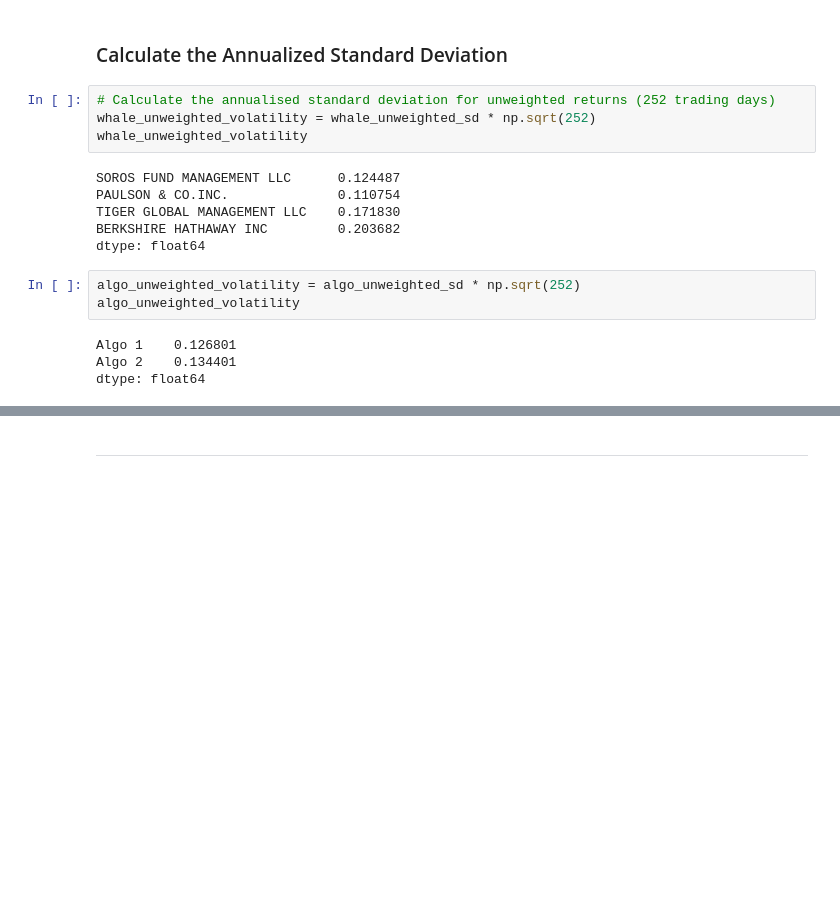
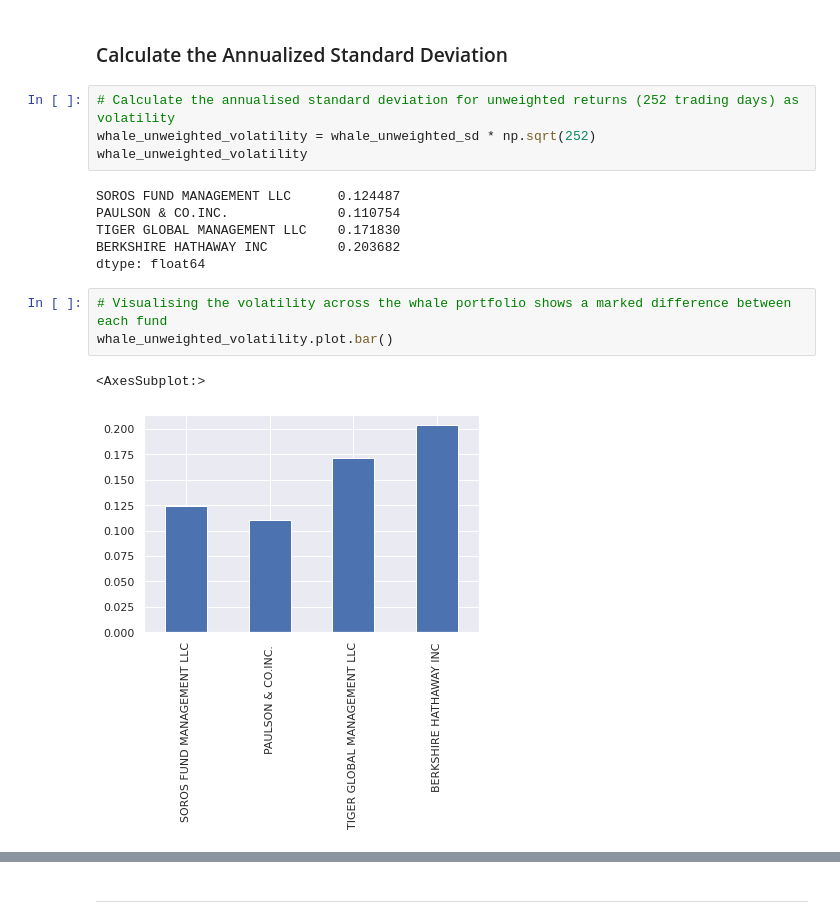
Before and after one commit to gadam/fintech_assessment_03, a Jupyter notebook: whale_analysis.ipynb, the cells around one changed output, grey strips where cells are left out. Cells and saved outputs as stored; diff of their text form; blank space fills up the shorter version.

Commit message:
Recrafted the annualise SD section

```diff
--- a/whale_analysis.ipynb
+++ b/whale_analysis.ipynb
@@ -456,7 +385,7 @@ With standard deviations of 0.0079 and 0.0068 respectively, both the whale and a
 # %% [markdown]
 ### Calculate the Annualized Standard Deviation
 # %%
-# Calculate the annualised standard deviation for unweighted returns (252 trading days)
+# Calculate the annualised standard deviation for unweighted returns (252 trading days) as volatility
 whale_unweighted_volatility = whale_unweighted_sd * np.sqrt(252)
 whale_unweighted_volatility
 # %% [output]
@@ -465,10 +394,9 @@ PAULSON & CO.INC.              0.110754
 TIGER GLOBAL MANAGEMENT LLC    0.171830
 BERKSHIRE HATHAWAY INC         0.203682
 dtype: float64
-# %%
-algo_unweighted_volatility = algo_unweighted_sd * np.sqrt(252)
-algo_unweighted_volatility
-# %% [output]
-Algo 1    0.126801
-Algo 2    0.134401
-dtype: float64
+# %%
+# Visualising the volatility across the whale portfolio shows a marked difference between each fund
+whale_unweighted_volatility.plot.bar()
+# %% [output]
+<AxesSubplot:>
+[figure, added]
```
Also changed, not shown: parts of 20 cells of this notebook.
